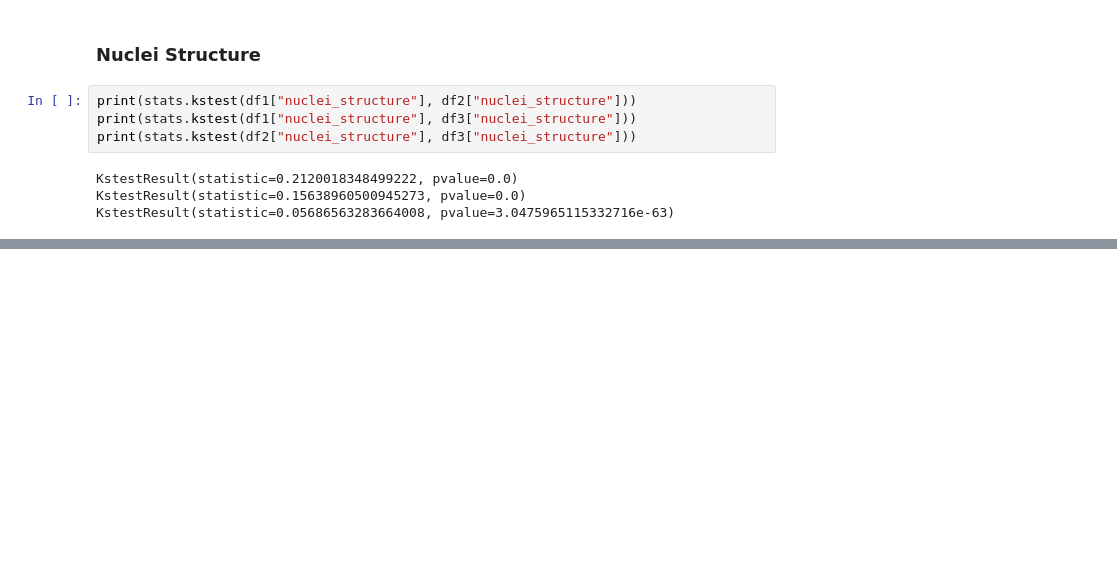
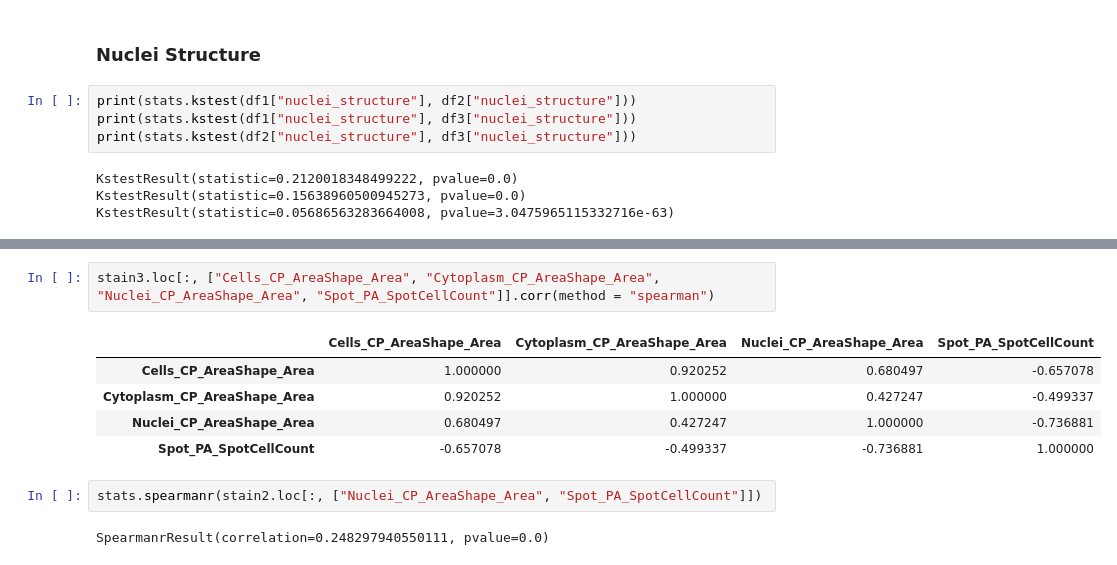
Before and after one commit to unique-subedi/microenvironment-microarrays, a Jupyter notebook: 604_project1.ipynb, the cells around one changed output, grey strips where cells are left out. Saved outputs shown, nothing was run; the diff lists cells and outputs as text; blank space fills up the shorter version.

```diff
--- a/604_project1.ipynb
+++ b/604_project1.ipynb
@@ -495,0 +403,12 @@ KstestResult(statistic=0.05686563283664008, pvalue=3.0475965115332716e-63)
+# %%
+stain3.loc[:, ["Cells_CP_AreaShape_Area", "Cytoplasm_CP_AreaShape_Area", "Nuclei_CP_AreaShape_Area", "Spot_PA_SpotCellCount"]].corr(method = "spearman")
+# %% [output]
+|  | Cells_CP_AreaShape_Area | Cytoplasm_CP_AreaShape_Area | Nuclei_CP_AreaShape_Area | Spot_PA_SpotCellCount |
+| Cells_CP_AreaShape_Area | 1.000000 | 0.920252 | 0.680497 | -0.657078 |
+| Cytoplasm_CP_AreaShape_Area | 0.920252 | 1.000000 | 0.427247 | -0.499337 |
+| Nuclei_CP_AreaShape_Area | 0.680497 | 0.427247 | 1.000000 | -0.736881 |
+| Spot_PA_SpotCellCount | -0.657078 | -0.499337 | -0.736881 | 1.000000 |
+# %%
+stats.spearmanr(stain2.loc[:, ["Nuclei_CP_AreaShape_Area", "Spot_PA_SpotCellCount"]])
+# %% [output]
+SpearmanrResult(correlation=0.248297940550111, pvalue=0.0)
```
Also changed, not shown: parts of 49 cells of this notebook.
